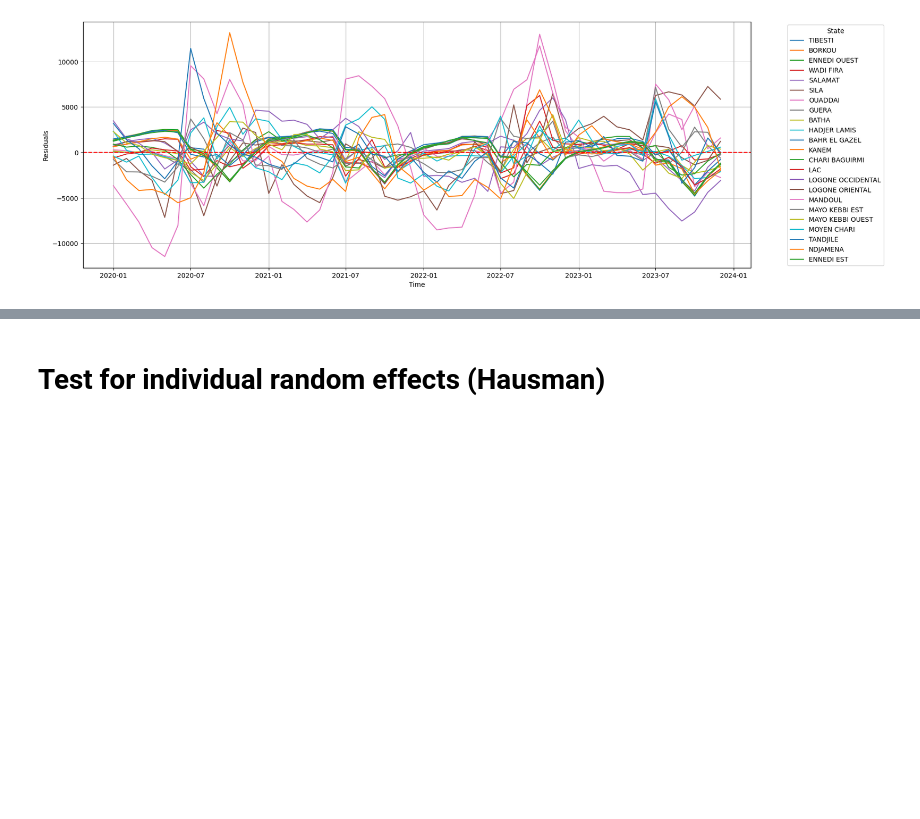
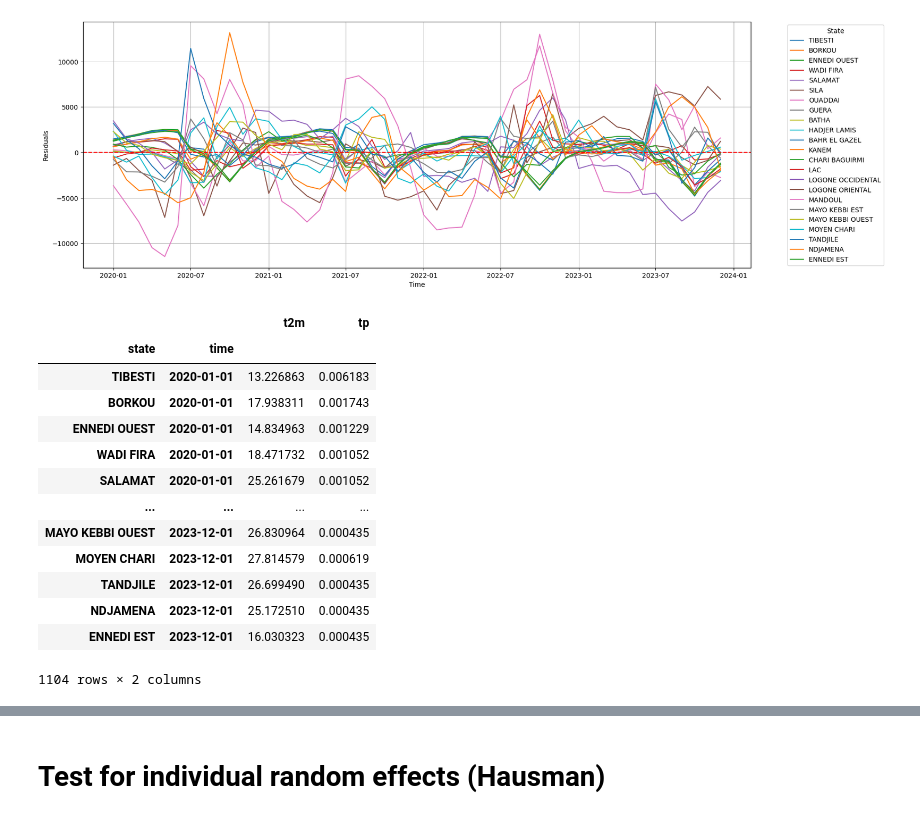
Before and after one commit to beria-kalpelbe/malaria-risk-prediction, a Jupyter notebook: src/statistical-modeling/panel_data_model.ipynb, the cells around one changed output, grey strips where cells are left out. Cells and saved outputs as stored; diff of their text form; code cells hidden in the pictures; blank space fills up the shorter version.

```diff
--- a/src/statistical-modeling/panel_data_model.ipynb
+++ b/src/statistical-modeling/panel_data_model.ipynb
@@ -188,11 +221,13 @@ df = data.set_index(['state', 'time'])
 df = df.dropna()
 
 # Define dependent and independent variables
-y = df['cases']
+y = np.log(1+df['cases'])
 X = df[['t2m', 'tp', 'year', 'month', 'region']]
+X['t2m'] = np.log(X['t2m'])
+X['tp'] = np.log(100*X['tp'])
 
 model_random = RandomEffects(y, X)
-results_random = model_random.fit()
+results_random = model_random.fit(cov_type='clustered', cluster_entity=True)
 
 # Display results
 print(results_random.summary)
@@ -265,3 +310,20 @@ plt.savefig('../../docs/residuals.png', format='png', bbox_inches='tight', pad_i
 plt.show()
 # %% [output]
 [figure]
+# %%
+X[['t2m', 'tp']]
+# %% [output]
+|  |  | t2m | tp |
+| state | time |  |  |
+| TIBESTI | 2020-01-01 | 13.226863 | 0.006183 |
+| BORKOU | 2020-01-01 | 17.938311 | 0.001743 |
+| ENNEDI OUEST | 2020-01-01 | 14.834963 | 0.001229 |
+| WADI FIRA | 2020-01-01 | 18.471732 | 0.001052 |
+| SALAMAT | 2020-01-01 | 25.261679 | 0.001052 |
+| ... | ... | ... | ... |
+| MAYO KEBBI OUEST | 2023-12-01 | 26.830964 | 0.000435 |
+| MOYEN CHARI | 2023-12-01 | 27.814579 | 0.000619 |
+| TANDJILE | 2023-12-01 | 26.699490 | 0.000435 |
+| NDJAMENA | 2023-12-01 | 25.172510 | 0.000435 |
+| ENNEDI EST | 2023-12-01 | 16.030323 | 0.000435 |
+1104 rows × 2 columns
```
Also changed, not shown: parts of 16 cells of this notebook, 3 other files.
